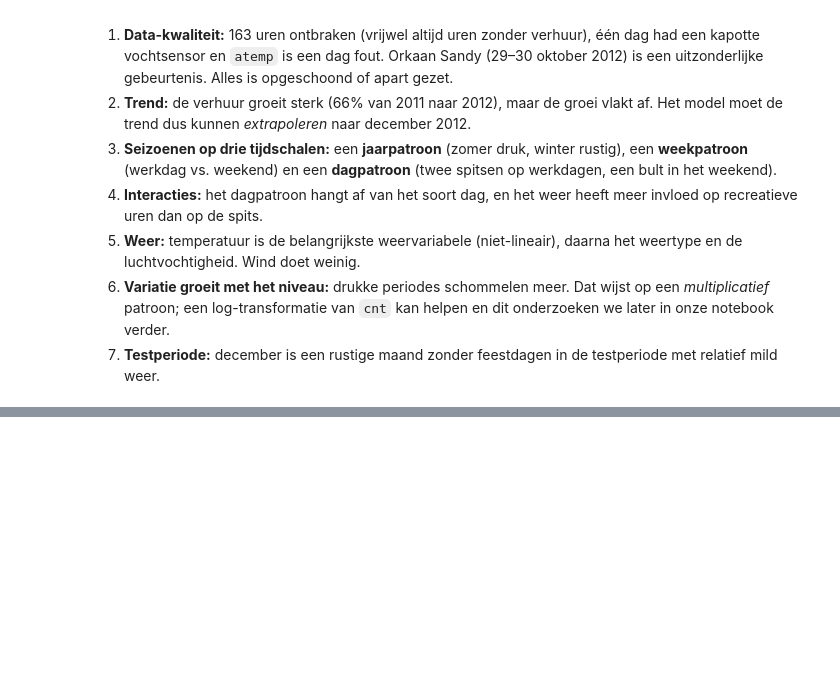
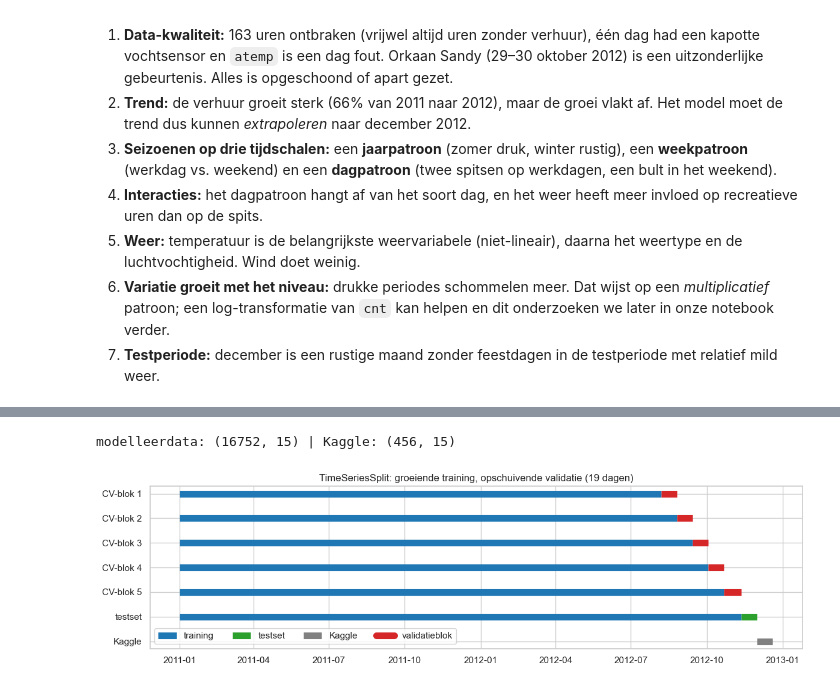
Before and after one commit to AlishaSR2k5/verhuuraantallen-voorspellen, a Jupyter notebook: notebook.ipynb, the cells around one changed output, grey strips where cells are left out. Cells and saved outputs as stored; diff of their text form; code cells hidden in the pictures; blank space fills up the shorter version.

```diff
--- a/notebook.ipynb
+++ b/notebook.ipynb
@@ -702,0 +753,54 @@ niet te extrapoleren alleen voor de tijd (de trend).
+# %%
+# Modelleerdata: de Sandy-dagen gebruiken we niet om te trainen
+sandy = dfh.loc['2012-10-29':'2012-10-30'].index
+df_model = dfh.drop(sandy)
+# Kaggle-data: zelfde kolommen, target onbekend
+df_kaggle = dft.copy()
+df_kaggle['cnt'] = np.nan
+print('modelleerdata:', df_model.shape, '| Kaggle:', df_kaggle.shape)
+# %% [output]
+modelleerdata: (16752, 15) | Kaggle: (456, 15)
+# %%
+def plot_cv_folds(index, kaggle_index, n_splits=N_SPLITS, test_size=HORIZON):
+    """
+    Teken de trainings- en validatieblokken van TimeSeriesSplit, de testset
+    en de Kaggle-periode (naar het voorbeeld in week 11, dia 5).
+
+    Parameters
+    ----------
+    index : DatetimeIndex
+        Tijdstippen van de gelabelde data.
+    kaggle_index : DatetimeIndex
+        Tijdstippen van de Kaggle-periode.
+    n_splits : int, optional
+        Aantal validatieblokken (default N_SPLITS).
+    test_size : int, optional
+        Lengte van elk blok en van de testset (default HORIZON).
+    """
+    train_part = index[:-test_size]
+    kf = TimeSeriesSplit(n_splits=n_splits, test_size=test_size)
+    fig, ax = plt.subplots(figsize=(14, 3.5))
+    for i, (train_idx, val_idx) in enumerate(kf.split(train_part)):
+        ax.hlines(i, train_part[train_idx[0]], train_part[train_idx[-1]],
+                  color='tab:blue', lw=8)
+        ax.hlines(i, train_part[val_idx[0]], train_part[val_idx[-1]],
+                  color='tab:red', lw=8)
+    ax.hlines(n_splits, index[0], index[-test_size - 1], color='tab:blue',
+              lw=8, label='training')
+    ax.hlines(n_splits, index[-test_size], index[-1], color='tab:green',
+              lw=8, label='testset')
+    ax.hlines(n_splits + 1, kaggle_index[0], kaggle_index[-1],
+              color='grey', lw=8, label='Kaggle')
+    ax.plot([], [], color='tab:red', lw=8, label='validatieblok')
+    labels = [f'CV-blok {i + 1}' for i in range(n_splits)]
+    ax.set_yticks(range(n_splits + 2), labels + ['testset', 'Kaggle'])
+    ax.invert_yaxis()
+    ax.legend(loc='lower left', ncol=4)
+    ax.set_title('TimeSeriesSplit: groeiende training, opschuivende '
+                 'validatie (19 dagen)')
+    plt.show()
+
+
+plot_cv_folds(df_model.index, df_kaggle.index)
+# %% [output]
+[figure, added]
```
Also changed, not shown: parts of 12 cells of this notebook.
